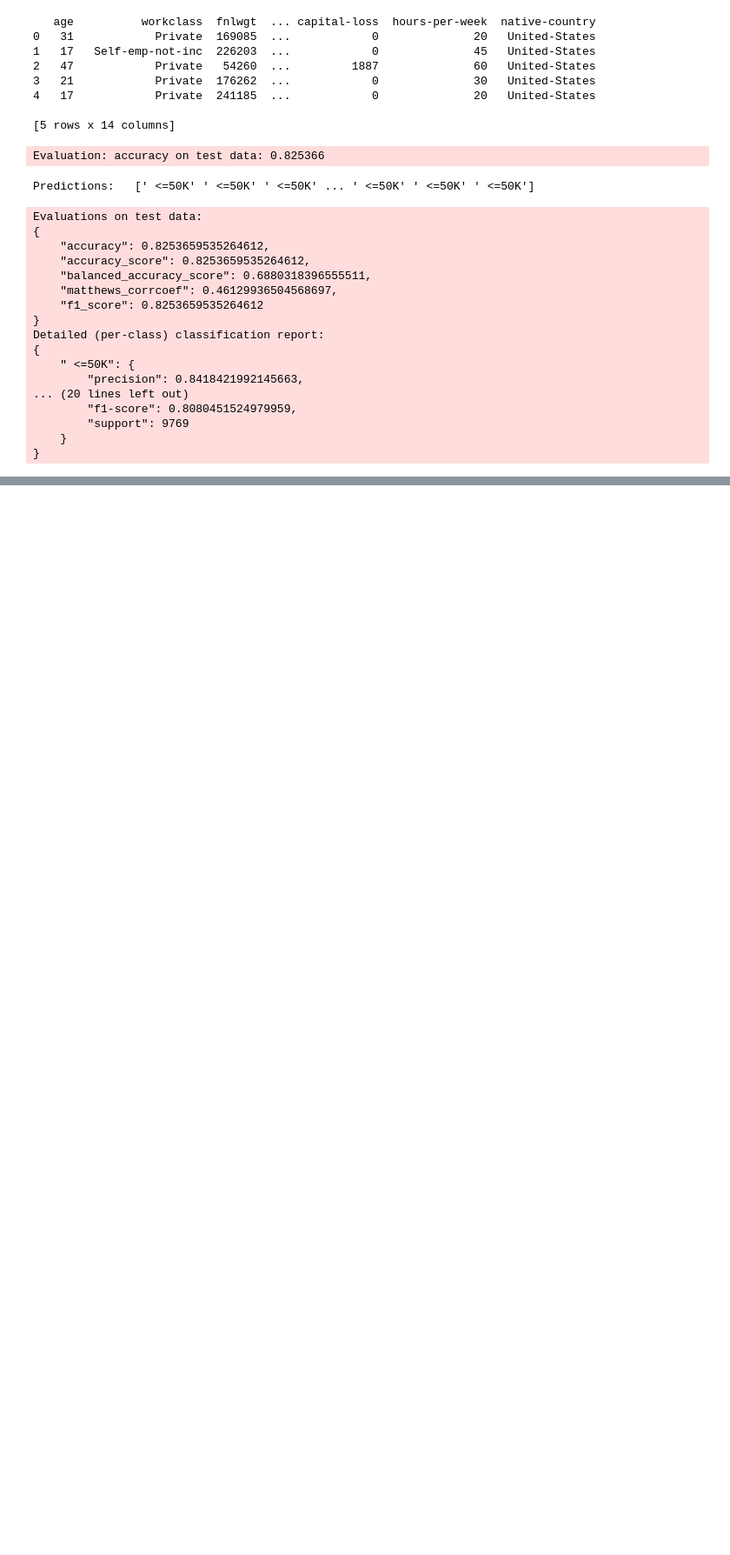
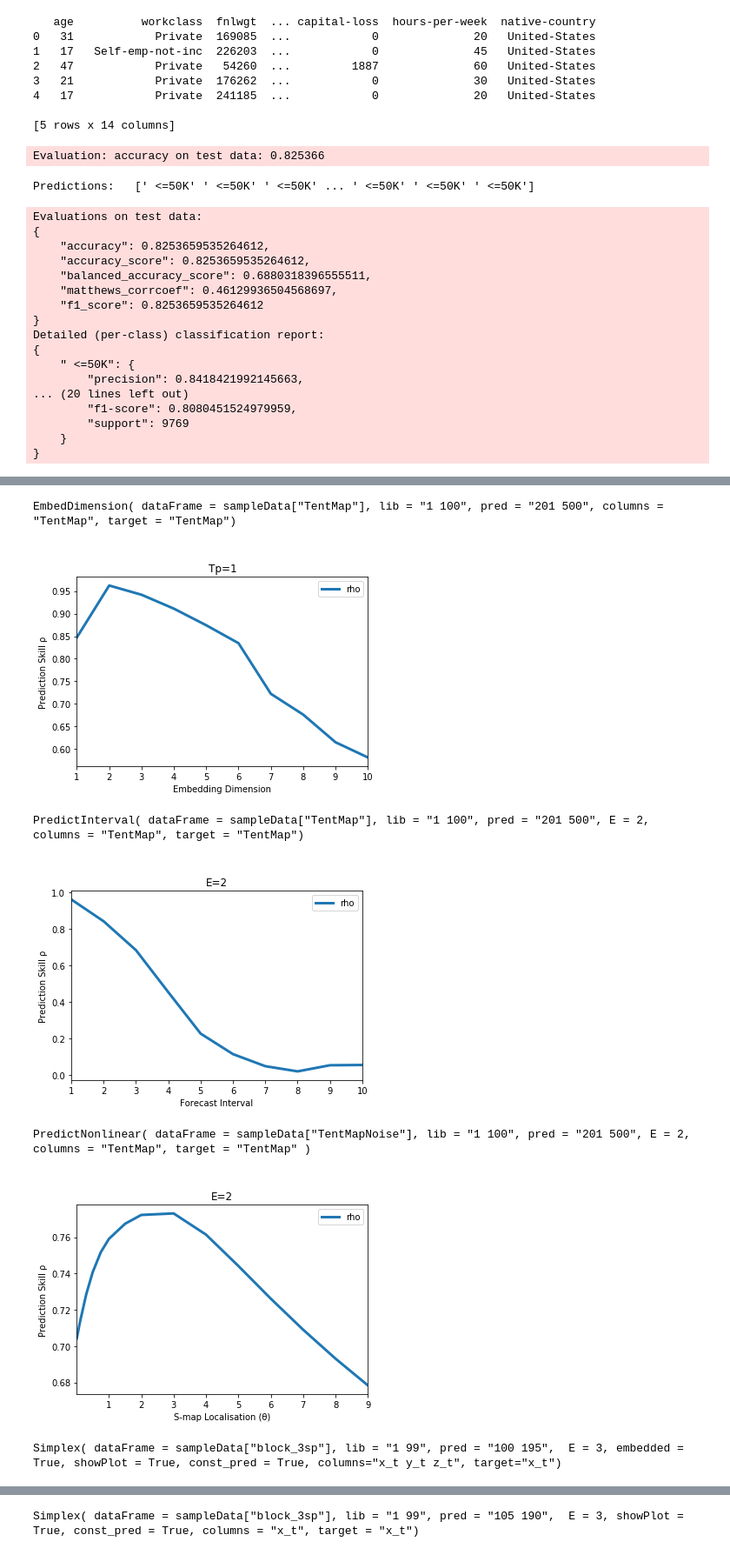
Before and after one commit to balcomes/keras-autoencoders, a Jupyter notebook: StyleSandbox.ipynb, the cells around one changed output, grey strips where cells are left out. Shown: that part at 87% size. Cells and saved outputs as stored; diff of their text form; code cells hidden in the pictures; blank space fills up the shorter version.

```diff
--- a/StyleSandbox.ipynb
+++ b/StyleSandbox.ipynb
@@ -509,0 +595,11 @@ performance = predictor_age.evaluate(test_data)
+# %%
+import pyEDM
+pyEDM.Examples()
+# %% [output]
+EmbedDimension( dataFrame = sampleData["TentMap"], lib = "1 100", pred = "201 500", columns = "TentMap", target = "TentMap")
+[figure, added]
+PredictInterval( dataFrame = sampleData["TentMap"], lib = "1 100", pred = "201 500", E = 2, columns = "TentMap", target = "TentMap")
+[figure, added]
+PredictNonlinear( dataFrame = sampleData["TentMapNoise"], lib = "1 100", pred = "201 500", E = 2, columns = "TentMap", target = "TentMap" )
+[figure, added]
+Simplex( dataFrame = sampleData["block_3sp"], lib = "1 99", pred = "100 195",  E = 3, embedded = True, showPlot = True, const_pred = True, columns="x_t y_t z_t", target="x_t")
@@ -509,0 +607 @@ performance = predictor_age.evaluate(test_data)
+Simplex( dataFrame = sampleData["block_3sp"], lib = "1 99", pred = "105 190",  E = 3, showPlot = True, const_pred = True, columns = "x_t", target = "x_t")
```
Also changed, not shown: parts of 10 cells of this notebook.
